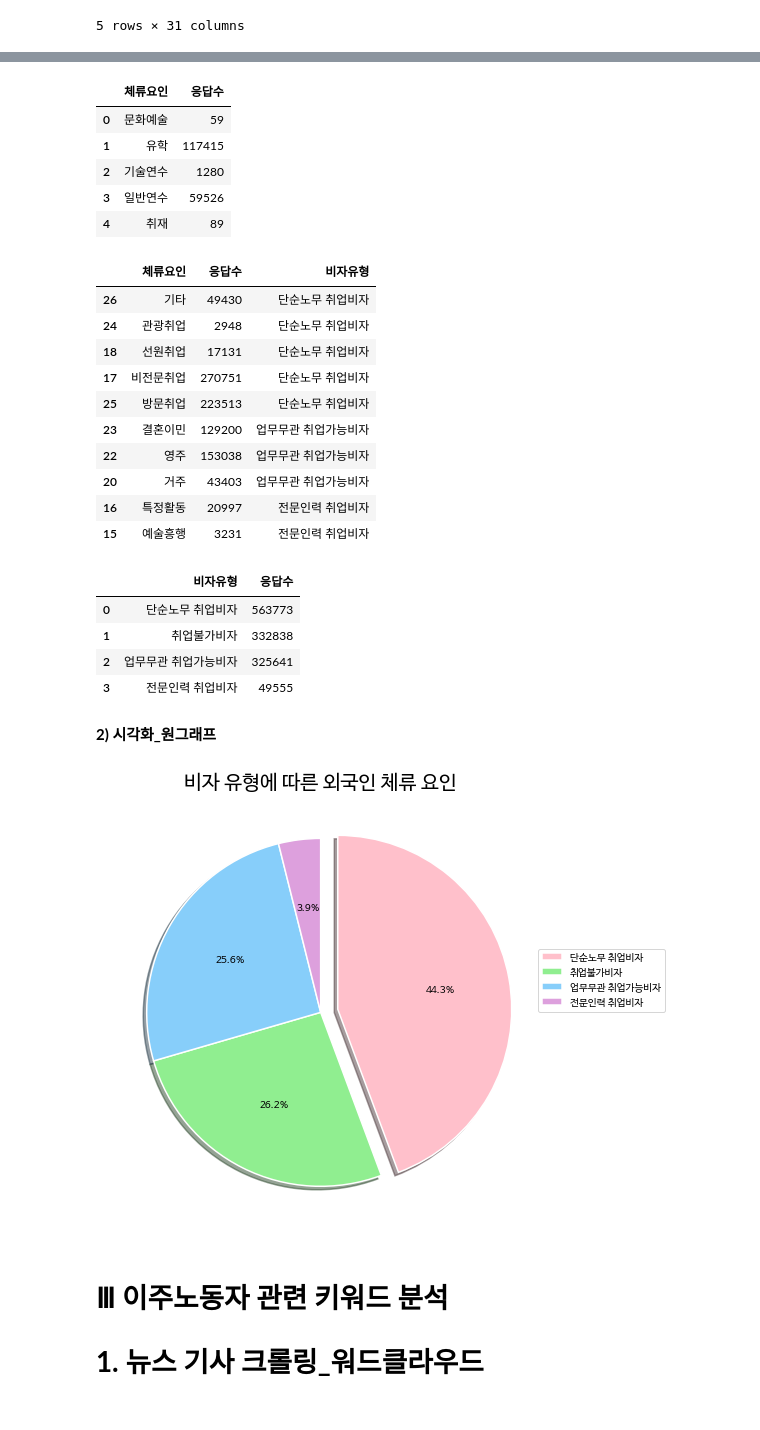
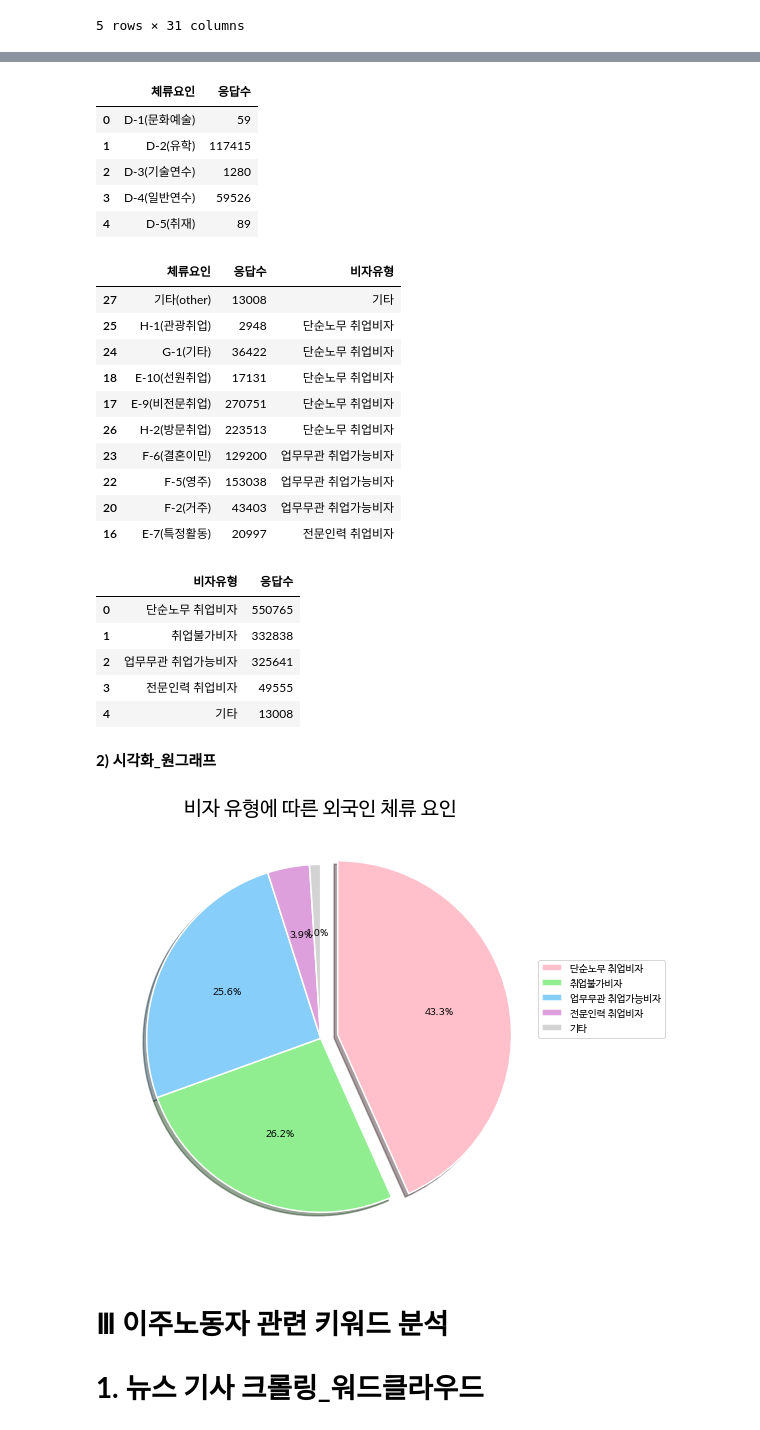
Before and after one commit to DataScience-TeamProject/data, a Jupyter notebook: Data_Science_TeamG.ipynb, the cells around one changed output, grey strips where cells are left out. Drawn from its saved outputs; the diff is of its cells as text; code cells hidden in the pictures.

```diff
--- a/Data_Science_TeamG.ipynb
+++ b/Data_Science_TeamG.ipynb
@@ -126,14 +126,5 @@ for_stay = for_stay.drop(['대륙', '국적', '성별'], axis=1)
 #값을 정수형(int)으로 변환
 for_stay = for_stay.astype(int)
 
-#컬럼명 정제
-for_stay.columns = ['문화예술','유학','기술연수','일반연수','취재', '종교', '주재', '기업투자', '무역경영',
-              '구직', '교수', '회화강사', '연구', '기술지도', '전문직업', '예술흥행', '특정활동',
-              '비전문취업', '선원취업', '방문동거', '거주', '동반', '영주', '결혼이민', '기타_1', '관광취업', '방문취업', '기타_2']
-
-#[기타_1]과 [기타_2]를 [기타]로 병합
-for_stay['기타'] = for_stay['기타_1']+for_stay['기타_2']
-for_stay = for_stay.drop(['기타_1', '기타_2'], axis=1)
-
 for_stay.head()
 # %% [output]
@@ -167,16 +158,16 @@ for_stay_new = for_stay_new.rename_axis('체류요인').reset_index()
 for_stay_new.head()
 # %% [output]
 |  | 체류요인 | 응답수 |
-| 0 | 문화예술 | 59 |
-| 1 | 유학 | 117415 |
-| 2 | 기술연수 | 1280 |
-| 3 | 일반연수 | 59526 |
-| 4 | 취재 | 89 |
+| 0 | D-1(문화예술) | 59 |
+| 1 | D-2(유학) | 117415 |
+| 2 | D-3(기술연수) | 1280 |
+| 3 | D-4(일반연수) | 59526 |
+| 4 | D-5(취재) | 89 |
 # %%
 #비자 유형별로 그룹화해 컬럼 생성
 for_stay_new = for_stay_new.assign(비자유형 = ['취업불가비자']*9 + ['전문인력 취업비자']*8 + ['단순노무 취업비자']*2
                                    + ['취업불가비자'] + ['업무무관 취업가능비자'] + ['취업불가비자']
-                                   + ['업무무관 취업가능비자']*2 + ['단순노무 취업비자']*3)
+                                   + ['업무무관 취업가능비자']*2 + ['단순노무 취업비자']*3 + ['기타'])
 
 #'비자유형' 컬럼을 기준으로 오름차순 정렬
 for_stay_new = for_stay_new.sort_values(by = ['비자유형'], ascending = [True])
@@ -184,16 +175,16 @@ for_stay_new = for_stay_new.sort_values(by = ['비자유형'], ascending = [True
 for_stay_new.head(10)
 # %% [output]
 |  | 체류요인 | 응답수 | 비자유형 |
-| 26 | 기타 | 49430 | 단순노무 취업비자 |
-| 24 | 관광취업 | 2948 | 단순노무 취업비자 |
-| 18 | 선원취업 | 17131 | 단순노무 취업비자 |
-| 17 | 비전문취업 | 270751 | 단순노무 취업비자 |
-| 25 | 방문취업 | 223513 | 단순노무 취업비자 |
-| 23 | 결혼이민 | 129200 | 업무무관 취업가능비자 |
-| 22 | 영주 | 153038 | 업무무관 취업가능비자 |
-| 20 | 거주 | 43403 | 업무무관 취업가능비자 |
-| 16 | 특정활동 | 20997 | 전문인력 취업비자 |
-| 15 | 예술흥행 | 3231 | 전문인력 취업비자 |
+| 27 | 기타(other) | 13008 | 기타 |
+| 25 | H-1(관광취업) | 2948 | 단순노무 취업비자 |
+| 24 | G-1(기타) | 36422 | 단순노무 취업비자 |
+| 18 | E-10(선원취업) | 17131 | 단순노무 취업비자 |
+| 17 | E-9(비전문취업) | 270751 | 단순노무 취업비자 |
+| 26 | H-2(방문취업) | 223513 | 단순노무 취업비자 |
+| 23 | F-6(결혼이민) | 129200 | 업무무관 취업가능비자 |
+| 22 | F-5(영주) | 153038 | 업무무관 취업가능비자 |
+| 20 | F-2(거주) | 43403 | 업무무관 취업가능비자 |
+| 16 | E-7(특정활동) | 20997 | 전문인력 취업비자 |
 # %%
 #비자 유형을 기준으로 그룹화, 데이터프레임으로 변환
 for_stay_group = pd.DataFrame(for_stay_new.groupby('비자유형')['응답수'].sum()).sort_values(by = '응답수', ascending = False)
@@ -204,36 +195,37 @@ for_stay_group = for_stay_group.reset_index()
 for_stay_group
 # %% [output]
 |  | 비자유형 | 응답수 |
-| 0 | 단순노무 취업비자 | 563773 |
+| 0 | 단순노무 취업비자 | 550765 |
 | 1 | 취업불가비자 | 332838 |
 | 2 | 업무무관 취업가능비자 | 325641 |
 | 3 | 전문인력 취업비자 | 49555 |
+| 4 | 기타 | 13008 |
 # %% [markdown]
 **2) 시각화_원그래프**
 # %%
 #그래프 크기 설정
 plt.rcParams['figure.figsize'] = (10, 8)
 
 #비자 유형이 '단순노무 취업비자'인 항목 강조
-explode = (0.1,0,0,0)
+explode = (0.1,0,0,0,0)
 
 #색상 지정
-colors = ['pink', 'lightgreen', 'lightskyblue', 'plum']
+colors = ['pink', 'lightgreen', 'lightskyblue', 'plum', 'lightgrey']
 
 #테두리 그리기
 wg = {'edgecolor': 'white', 'linewidth':1.5}
 
 #원그래프 그리기
 plt.title('비자 유형에 따른 외국인 체류 요인', fontsize = 20)
 plt.pie(for_stay_group['응답수'], autopct = '%1.1f%%', colors = colors,
         shadow = True, startangle=90, counterclock=False, explode = explode, wedgeprops = wg)
 
 #범례 출력
 plt.legend(for_stay_group['비자유형'], loc = (1, 0.5))
 
 plt.show()
 # %% [output]
-[figure, old version]
+[figure, new version]
 # %% [markdown]
 # **Ⅲ 이주노동자 관련 키워드 분석**
 # **1. 뉴스 기사 크롤링_워드클라우드**
```
Also changed, not shown: parts of 2 cells of this notebook.
